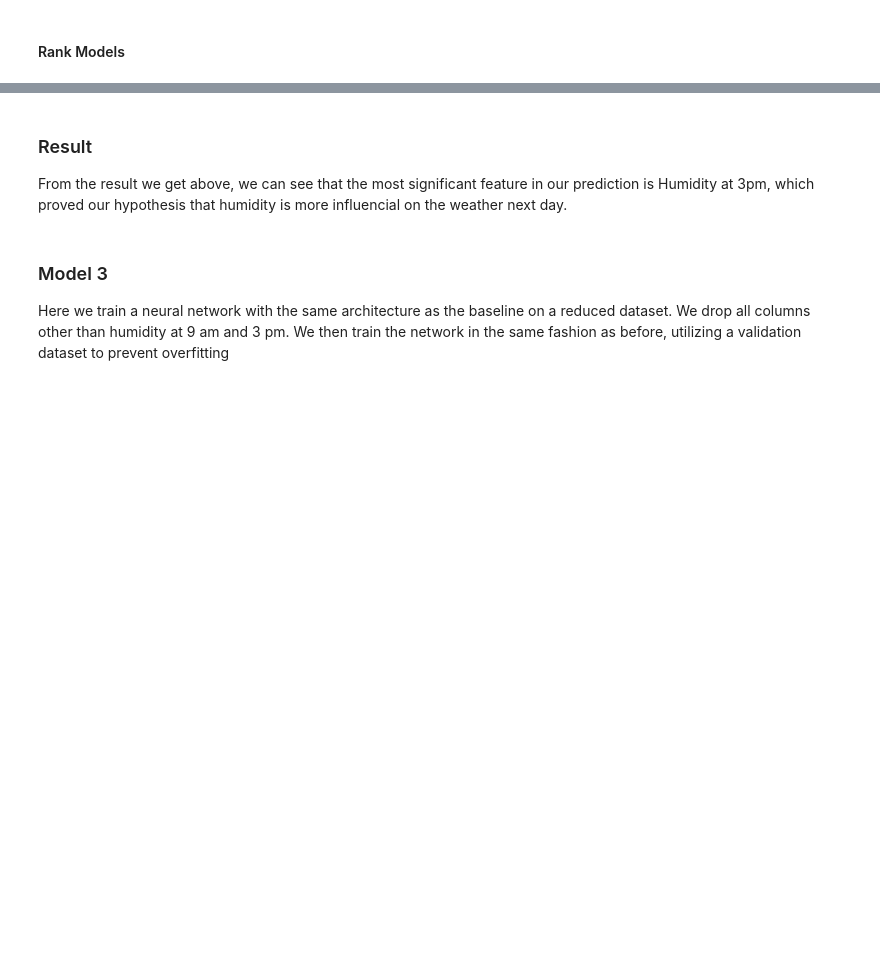
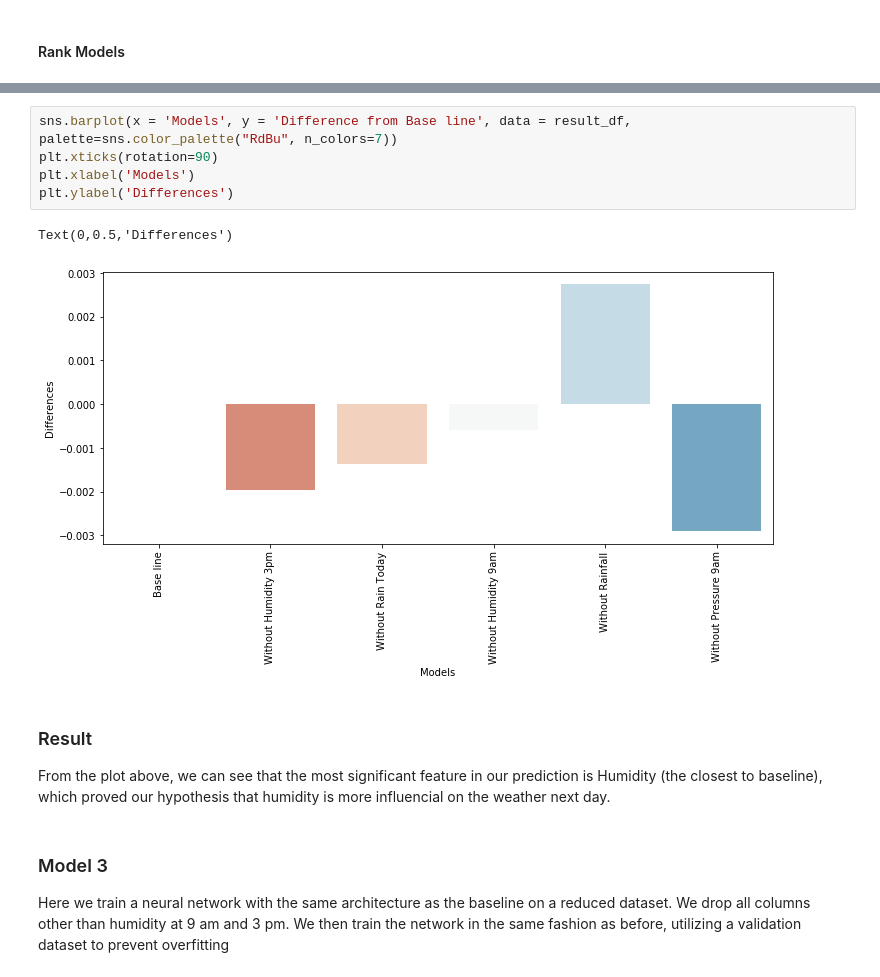
Before and after one commit to elliotvilhelm/COGS_108, a Jupyter notebook: main.ipynb, the cells around one changed output, grey strips where cells are left out. Drawn from its saved outputs; the diff is of its cells as text; blank space fills up the shorter version.

```diff
--- a/main.ipynb
+++ b/main.ipynb
@@ -727,6 +705,14 @@ result_df.sort_values(by = 'Difference from Base line', ascending=False).set_ind
+# %%
+sns.barplot(x = 'Models', y = 'Difference from Base line', data = result_df, palette=sns.color_palette("RdBu", n_colors=7))
+plt.xticks(rotation=90)
+plt.xlabel('Models')
+plt.ylabel('Differences')
+# %% [output]
+Text(0,0.5,'Differences')
+[figure, added]
 # %% [markdown]
 ### Result
-From the result we get above, we can see that the most significant feature in our prediction is Humidity at 3pm, which proved our hypothesis that humidity is more influencial on the weather next day.
+From the plot above, we can see that the most significant feature in our prediction is Humidity (the closest to baseline), which proved our hypothesis that humidity is more influencial on the weather next day.
 # %% [markdown]
 ### Model 3
 Here we train a neural network with the same architecture as the baseline on a reduced dataset. We drop all columns other than humidity at 9 am and 3 pm. We then train the network in the same fashion as before, utilizing a validation dataset to prevent overfitting
```
Also changed, not shown: parts of 30 cells of this notebook.
